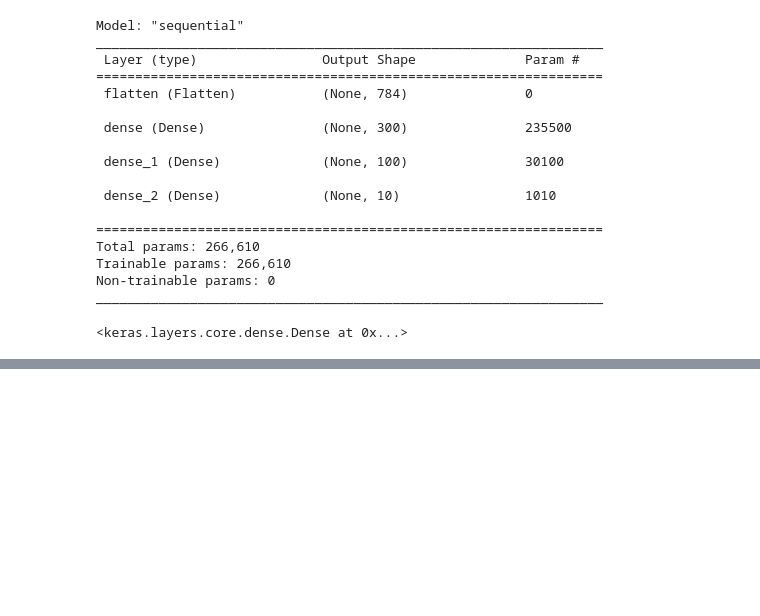
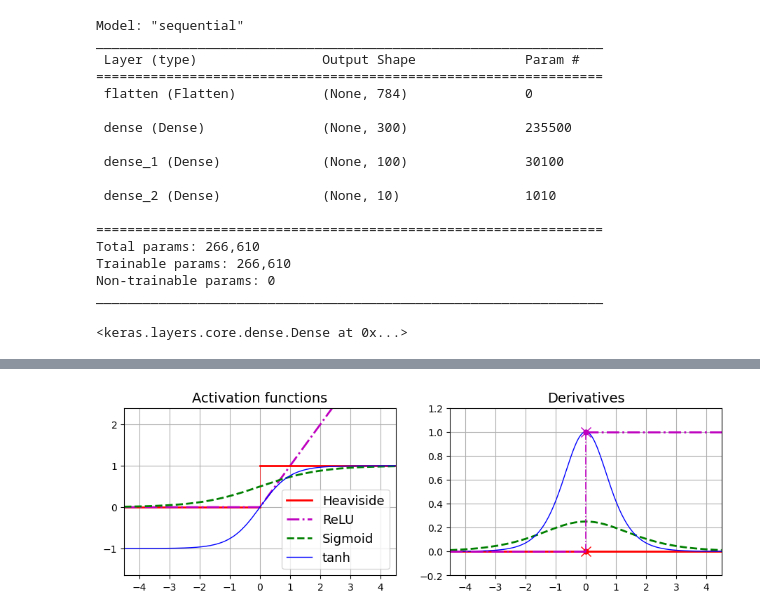
Before and after one commit to brennan-math/data-learning, a Jupyter notebook: HOML Notes/10. Introduction to ANN with Keras.ipynb, the cells around one changed output, grey strips where cells are left out. Cells and saved outputs as stored; diff of their text form; code cells hidden in the pictures; blank space fills up the shorter version.

```diff
--- a/HOML Notes/10. Introduction to ANN with Keras.ipynb
+++ b/HOML Notes/10. Introduction to ANN with Keras.ipynb
@@ -107,31 +114,33 @@ z = np.linspace(-max_z, max_z, 200)
 plt.figure(figsize=(11, 3.1))
 
 plt.subplot(121)
 plt.plot([-max_z, 0], [0, 0], "r-", linewidth=2, label="Heaviside")
 plt.plot(z, relu(z), "m-.", linewidth=2, label="ReLU")
 plt.plot([0, 0], [0, 1], "r-", linewidth=0.5)
 plt.plot([0, max_z], [1, 1], "r-", linewidth=2)
 plt.plot(z, sigmoid(z), "g--", linewidth=2, label="Sigmoid")
-plt.plot(z, np.tanh(z), "b-", linewidth=1, label="Tanh")
+plt.plot(z, np.tanh(z), "b-", linewidth=1, label="tanh")
 plt.grid(True)
 plt.title("Activation functions")
 plt.axis([-max_z, max_z, -1.65, 2.4])
 plt.gca().set_yticks([-1, 0, 1, 2])
 plt.legend(loc="lower right", fontsize=13)
 
 plt.subplot(122)
 plt.plot(z, derivative(np.sign, z), "r-", linewidth=2, label="Heaviside")
 plt.plot(0, 0, "ro", markersize=5)
 plt.plot(0, 0, "rx", markersize=10)
 plt.plot(z, derivative(sigmoid, z), "g--", linewidth=2, label="Sigmoid")
 plt.plot(z, derivative(np.tanh, z), "b-", linewidth=1, label="Tanh")
 plt.plot([-max_z, 0], [0, 0], "m-.", linewidth=2)
 plt.plot([0, max_z], [1, 1], "m-.", linewidth=2)
 plt.plot([0, 0], [0, 1], "m-.", linewidth=1.2)
 plt.plot(0, 1, "mo", markersize=5)
 plt.plot(0, 1, "mx", markersize=10)
 plt.grid(True)
 plt.title("Derivatives")
 plt.axis([-max_z, max_z, -0.2, 1.2])
 
 plt.show()
+# %% [output]
+[figure, added]
```
Also changed, not shown: parts of 3 cells of this notebook.
